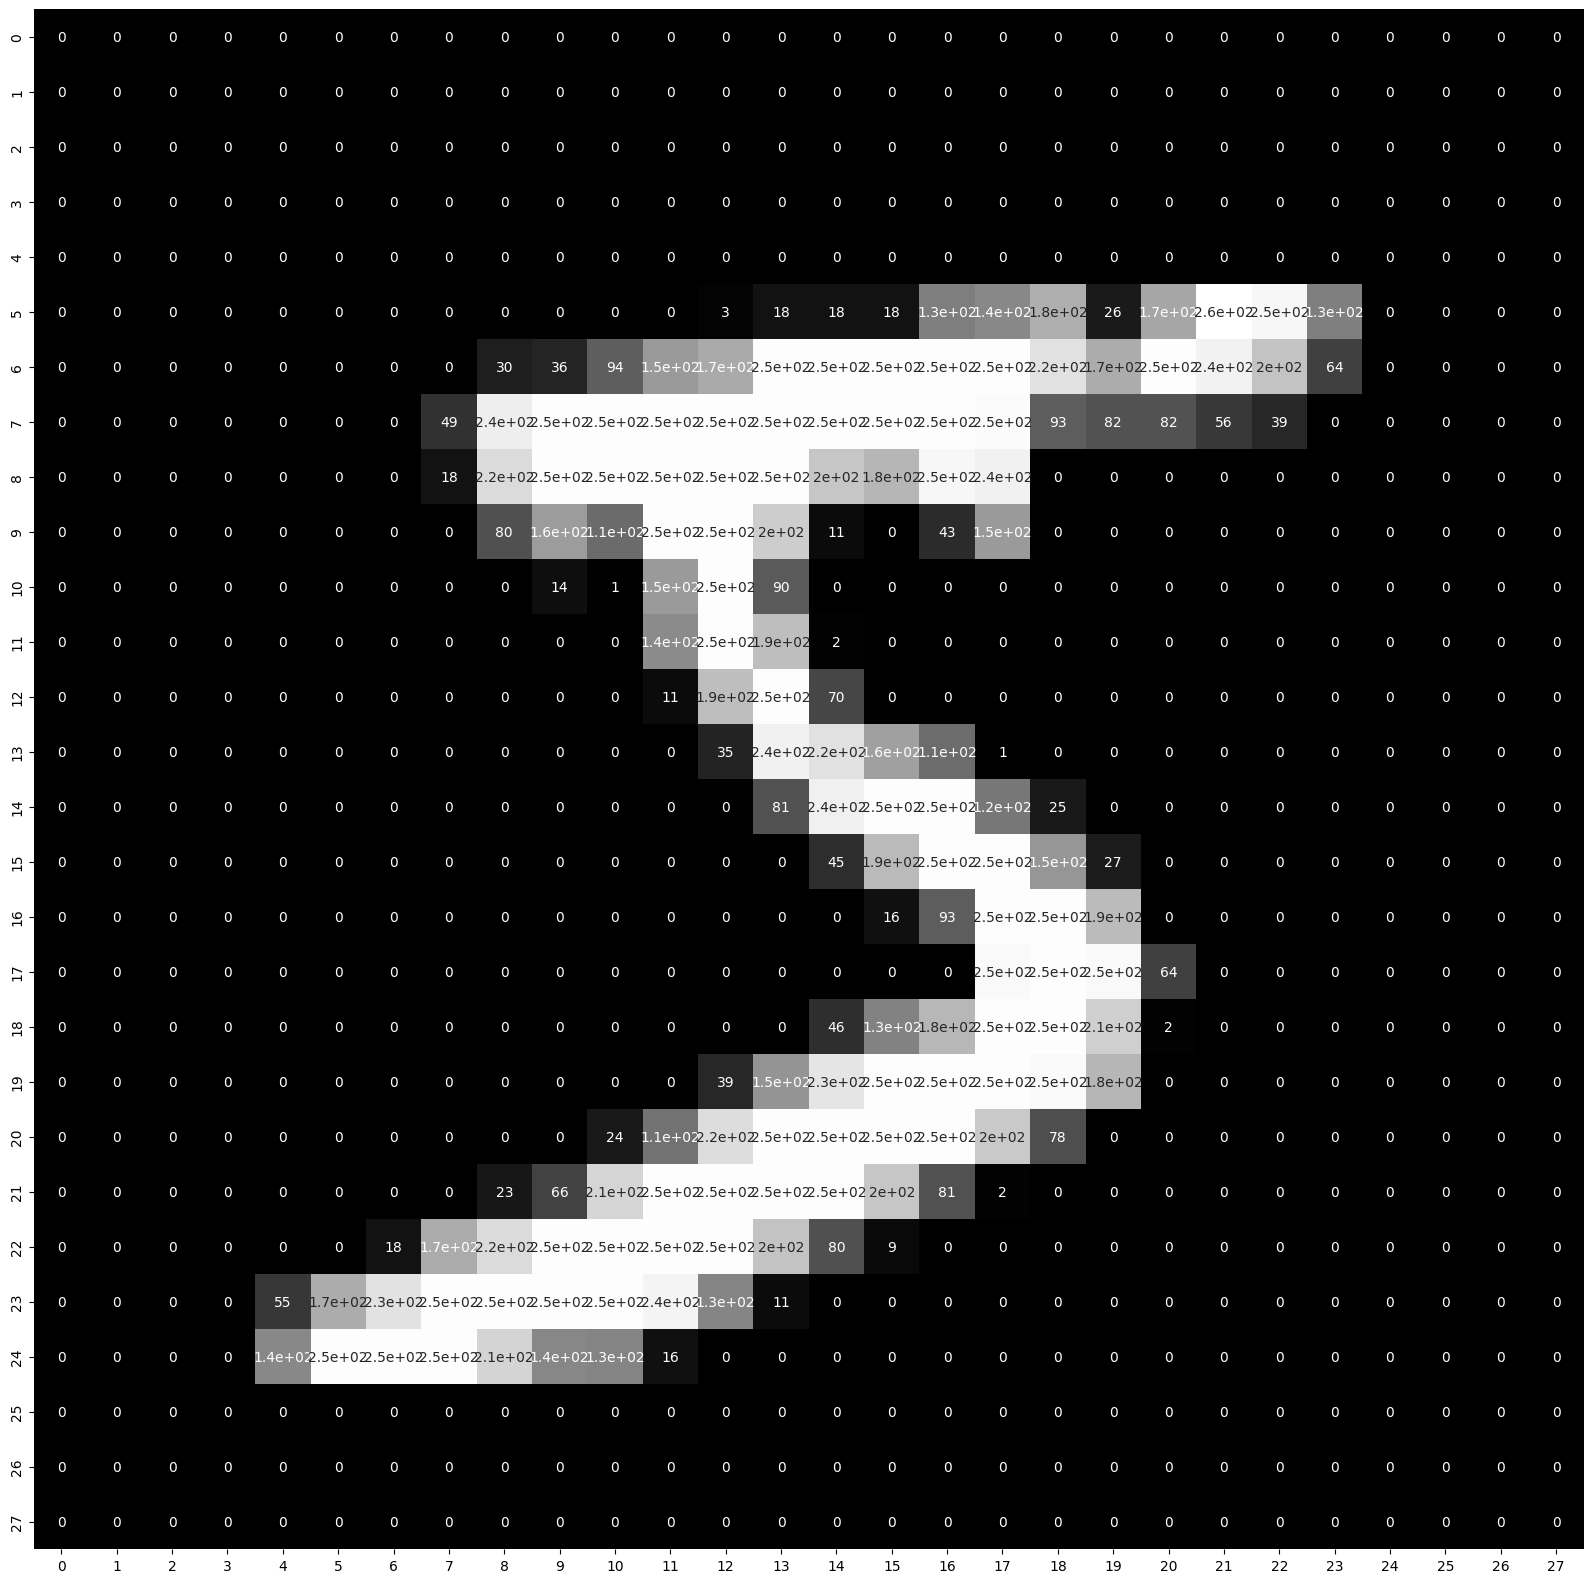
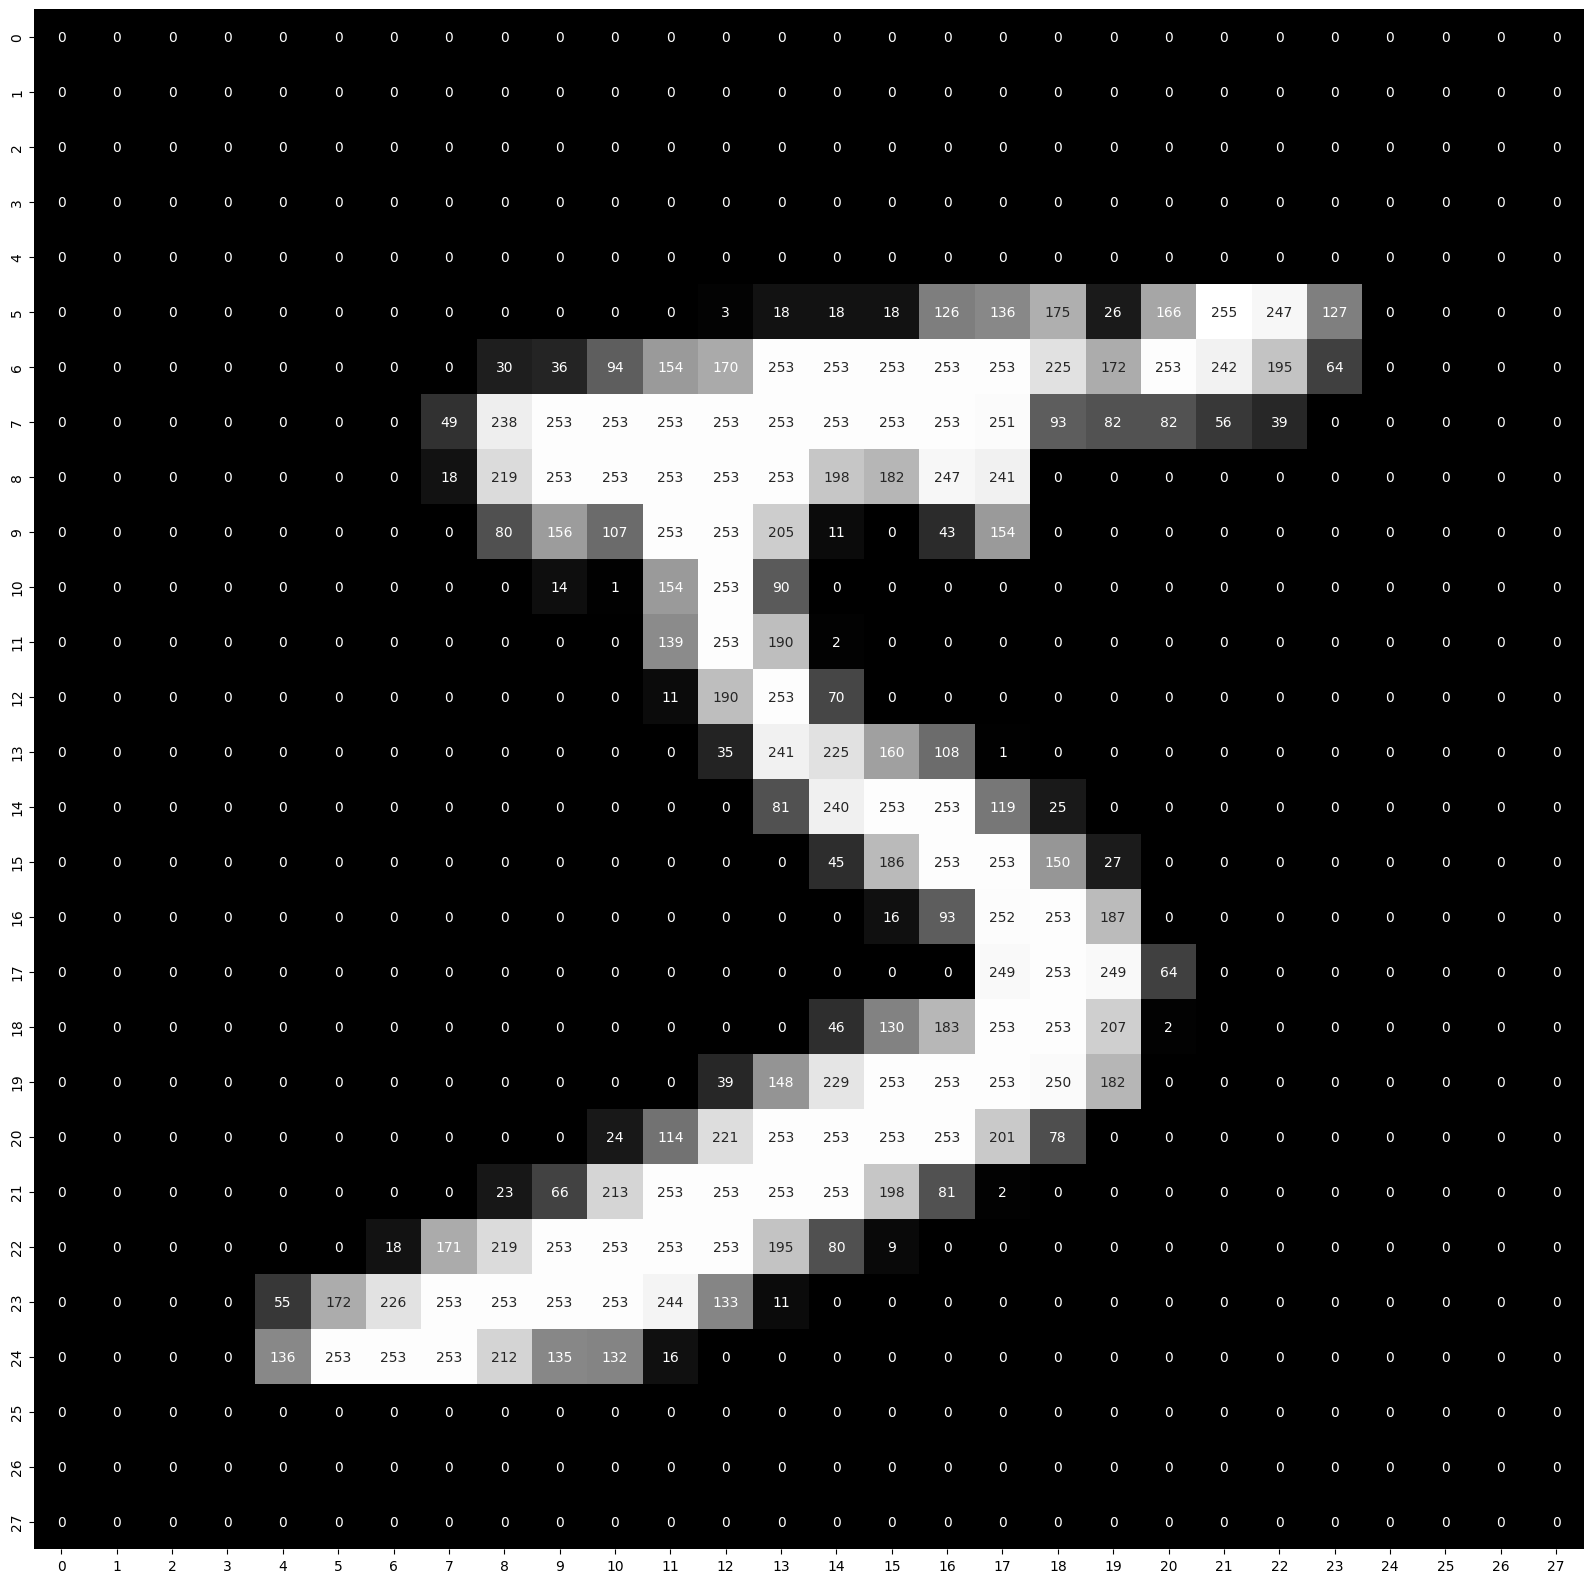
Code edit (unified diff) that turned the first committed figure into the second:
--- before
+++ after
@@ -2,4 +2,5 @@
 
 plt.figure(figsize=(20, 20))
-sns.heatmap(x_train[img_idx], annot=True, cmap="gray", cbar=False)
+# sns.heatmap(x_train[img_idx], annot=True, cmap="gray", cbar=False)
+sns.heatmap(x_train[img_idx], annot=True, fmt="d", cmap="gray", cbar=False)
 plt.show()

Commit: commit